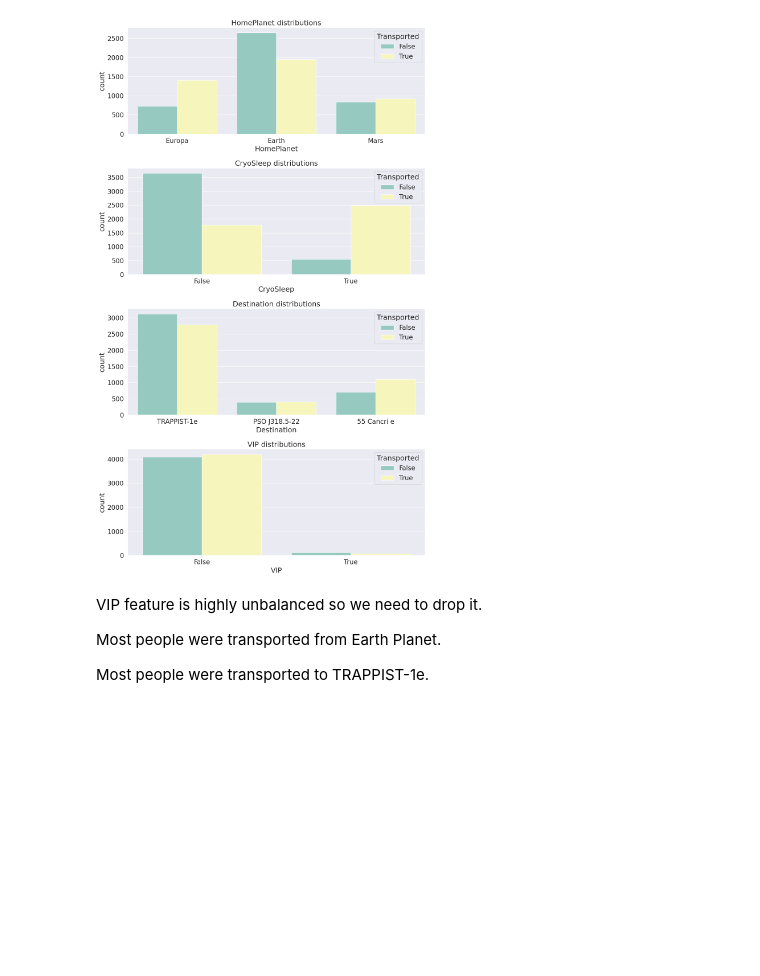
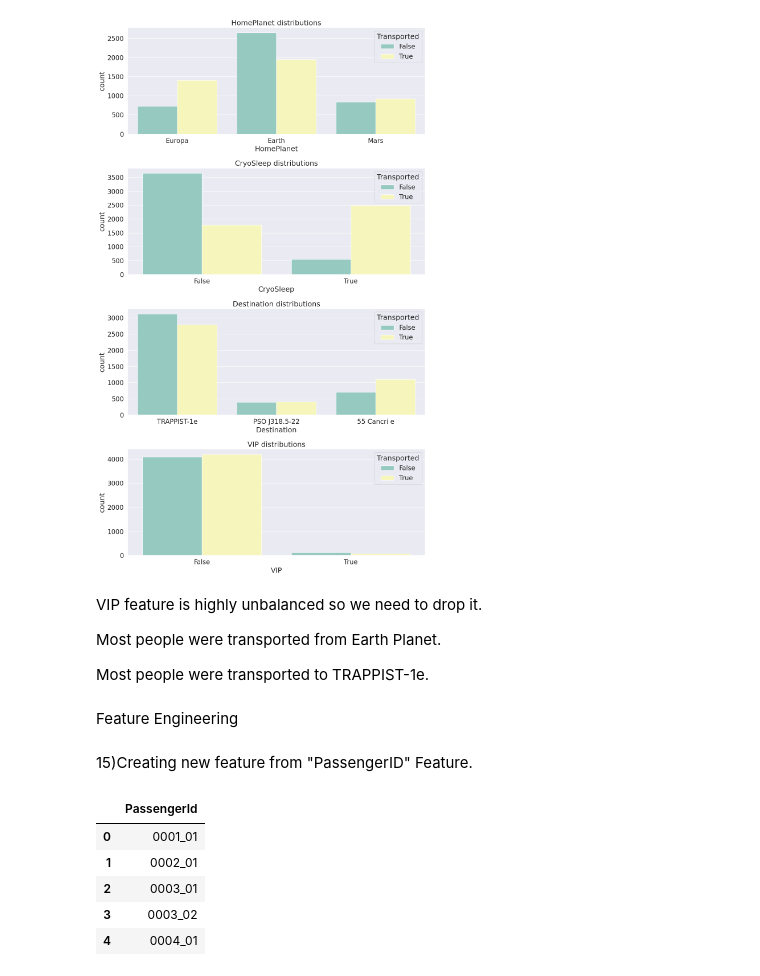
Before and after one commit to santr4/ml_projects, a Jupyter notebook: Spaceship Titanic/Spaceship_Titanic.ipynb, the cells around one changed output. Drawn from its saved outputs; the diff is of its cells as text; code cells hidden in the pictures; blank space fills up the shorter version.

Commit message:
convert the series feature to pd dataframe

```diff
--- a/Spaceship Titanic/Spaceship_Titanic.ipynb
+++ b/Spaceship Titanic/Spaceship_Titanic.ipynb
@@ -332,3 +332,16 @@ VIP feature is highly unbalanced so we need to drop it.
 Most people were transported from Earth Planet.
 
 Most people were transported to TRAPPIST-1e.
+# %% [markdown]
+Feature Engineering
+# %% [markdown]
+15)Creating new feature from "PassengerID" Feature.
+# %%
+train_df["PassengerId"].head().to_frame()  # function of to_frame() is to convert series to dataframe.
+# %% [output]
+|  | PassengerId |
+| 0 | 0001_01 |
+| 1 | 0002_01 |
+| 2 | 0003_01 |
+| 3 | 0003_02 |
+| 4 | 0004_01 |
```
Also changed, not shown: parts of 1 cell of this notebook.
